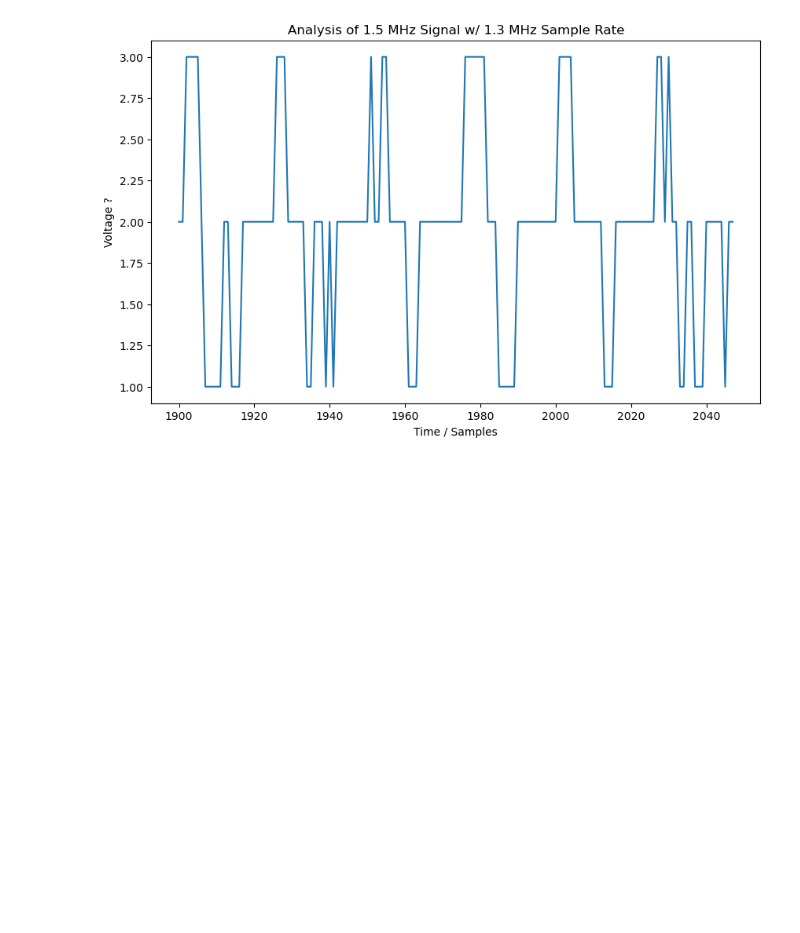
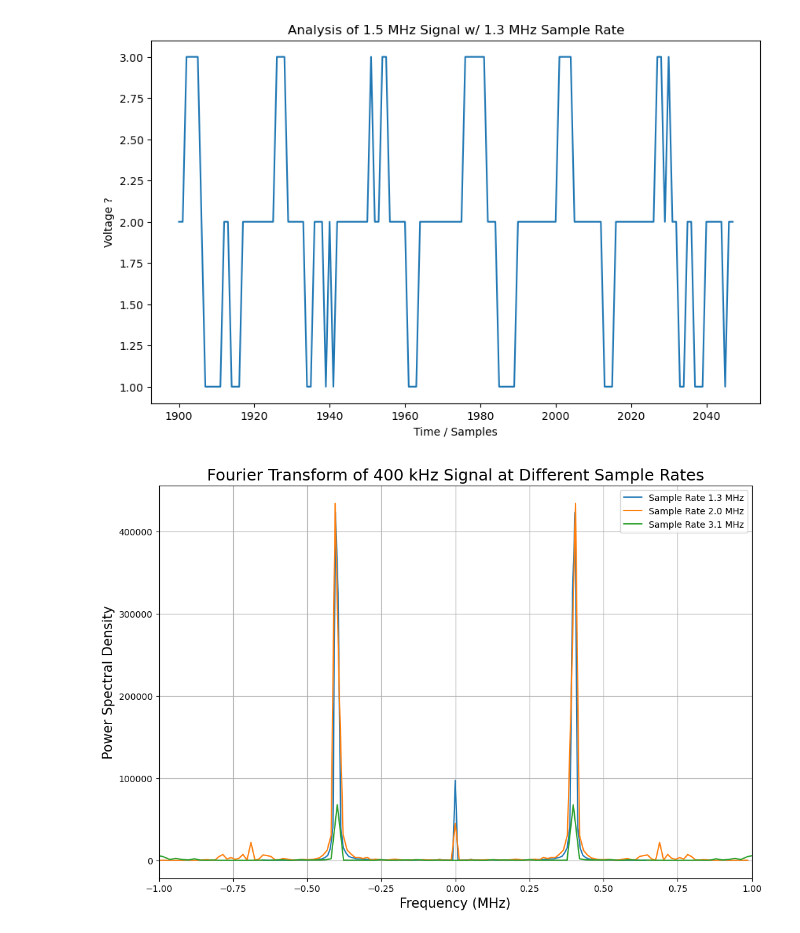
Before and after one commit to Brandon102002/ugastro, a Jupyter notebook: lab_1_analysis.ipynb, the cells around one changed output. Drawn from its saved outputs; the diff is of its cells as text; code cells hidden in the pictures; blank space fills up the shorter version.

Commit message:
added fourier transform graphs

```diff
--- a/lab_1_analysis.ipynb
+++ b/lab_1_analysis.ipynb
@@ -151,3 +152,29 @@ plt.title("Analysis of 1.5 MHz Signal w/ 1.3 MHz Sample Rate")
 plt.show()
 # %% [output]
 [figure]
+# %%
+datasets = [data_400khz_1300khz, data_400khz_2000khz, data_400khz_3100khz]
+sample_rates = [1.3e6, 2.0e6, 3.1e6]
+sample_rate_titles = ["1.3 MHz", "2.0 MHz", "3.1 MHz"]
+N = len(indices)
+
+plt.figure(figsize=(12, 8))
+
+for i, data in enumerate(datasets):
+    fft_data = fft(data)
+    fft_data_shifted = fftshift(fft_data)
+    freq_bins = fftshift(fftfreq(N, d=1/sample_rates[i]))
+
+    power_spectrum = abs(fft_data_shifted) ** 2
+
+    plt.plot(freq_bins / 1e6, power_spectrum, label=f"Sample Rate {sample_rate_titles[i]}")
+
+plt.xlabel("Frequency (MHz)", size=13)
+plt.xlim((-1, 1))
+plt.ylabel("Power Spectral Density", size=13)
+plt.title("Fourier Transform of 400 kHz Signal at Different Sample Rates", size=18)
+plt.legend()
+plt.grid(True)
+plt.show()
+# %% [output]
+[figure, added]
```
Also changed, not shown: parts of 3 cells of this notebook.
